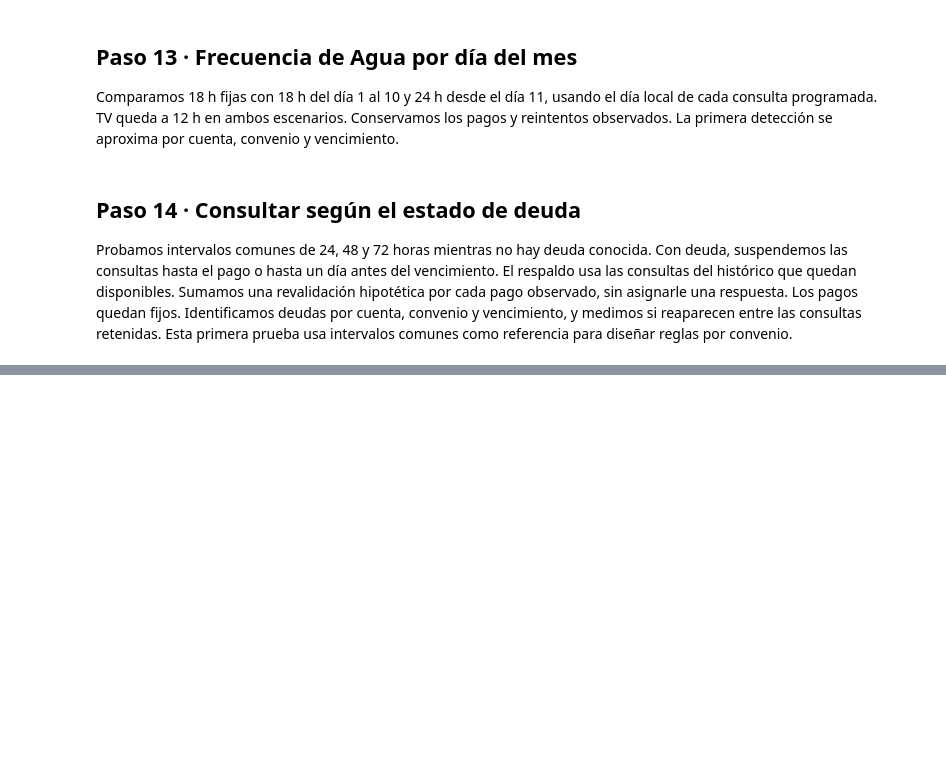
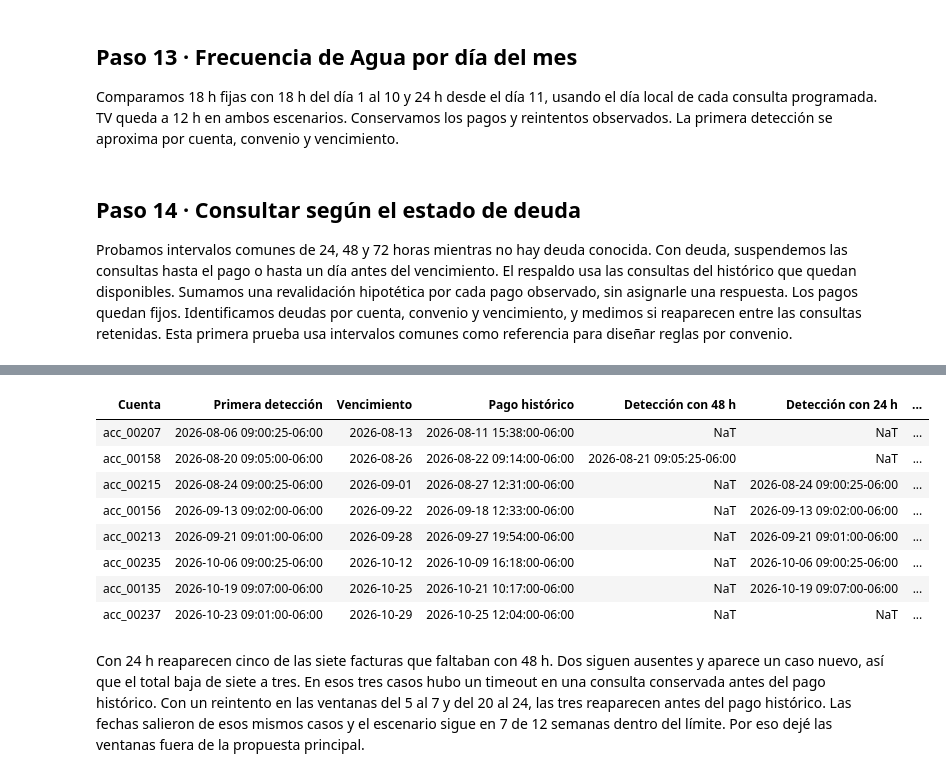
Before and after one commit to DaianaSep/tapi_Challenge, a Jupyter notebook: 01_exploracion_datos.ipynb, the cells around one changed output, grey strips where cells are left out. Drawn from its saved outputs; the diff is of its cells as text; code cells hidden in the pictures; blank space fills up the shorter version.

Commit message:
Explicar el razonamiento y documentar los casos de TV y la prueba de octubre

```diff
--- a/01_exploracion_datos.ipynb
+++ b/01_exploracion_datos.ipynb
@@ -1101,0 +1015,34 @@ display(pd.DataFrame(filas_estado).round(2))
+# %%
+consultas_tv = [r for r in consultas_delta if r["convenio"] == "CONV-TV"]
+pagos_tv = [r for r in pagos_delta if r["convenio"] == "CONV-TV"]
+_, _, _, intentos_tv_24h = simular_estado(consultas_tv, pagos_tv, 24)
+detecciones_24h = escenarios["TV 24 h"][3]
+detecciones_reintento = escenarios["TV 24 h y reintento en ventanas"][3]
+filas_tv = []
+for clave, primera in sorted(base[2].items(), key=lambda par: par[1]):
+    cuenta, convenio, vencimiento = clave
+    if convenio != "CONV-TV" or (clave in base[3] and clave in detecciones_24h) or not periodo[2] <= primera.date() <= periodo[3]:
+        continue
+    pago = min((datetime.fromisoformat(r["fecha_pago"]) for r in pagos_tv
+                if r["account_id"] == cuenta and r["fecha_vencimiento"] == str(vencimiento)
+                and datetime.fromisoformat(r["fecha_pago"]) > primera), default=None)
+    timeouts = sorted(datetime.fromisoformat(r["timestamp"]) for r in intentos_tv_24h
+                      if r["account_id"] == cuenta and r["resultado"] == "timeout"
+                      and pago is not None and primera <= datetime.fromisoformat(r["timestamp"]) < pago)
+    recuperada = detecciones_reintento.get(clave)
+    filas_tv.append((cuenta, primera, vencimiento, pago, base[3].get(clave), detecciones_24h.get(clave),
+                     ", ".join(t.strftime("%d/%m %H:%M") for t in timeouts), recuperada))
+pd.DataFrame(filas_tv, columns=["Cuenta", "Primera detección", "Vencimiento", "Pago histórico",
+                               "Detección con 48 h", "Detección con 24 h", "Timeouts antes del pago", "Con reintento en ventanas"])
+# %% [output]
+| Cuenta | Primera detección | Vencimiento | Pago histórico | Detección con 48 h | Detección con 24 h | ... |
+| acc_00207 | 2026-08-06 09:00:25-06:00 | 2026-08-13 | 2026-08-11 15:38:00-06:00 | NaT | NaT | ... |
+| acc_00158 | 2026-08-20 09:05:00-06:00 | 2026-08-26 | 2026-08-22 09:14:00-06:00 | 2026-08-21 09:05:25-06:00 | NaT | ... |
+| acc_00215 | 2026-08-24 09:00:25-06:00 | 2026-09-01 | 2026-08-27 12:31:00-06:00 | NaT | 2026-08-24 09:00:25-06:00 | ... |
+| acc_00156 | 2026-09-13 09:02:00-06:00 | 2026-09-22 | 2026-09-18 12:33:00-06:00 | NaT | 2026-09-13 09:02:00-06:00 | ... |
+| acc_00213 | 2026-09-21 09:01:00-06:00 | 2026-09-28 | 2026-09-27 19:54:00-06:00 | NaT | 2026-09-21 09:01:00-06:00 | ... |
+| acc_00235 | 2026-10-06 09:00:25-06:00 | 2026-10-12 | 2026-10-09 16:18:00-06:00 | NaT | 2026-10-06 09:00:25-06:00 | ... |
+| acc_00135 | 2026-10-19 09:07:00-06:00 | 2026-10-25 | 2026-10-21 10:17:00-06:00 | NaT | 2026-10-19 09:07:00-06:00 | ... |
+| acc_00237 | 2026-10-23 09:01:00-06:00 | 2026-10-29 | 2026-10-25 12:04:00-06:00 | NaT | NaT | ... |
+# %% [markdown]
+Con 24 h reaparecen cinco de las siete facturas que faltaban con 48 h. Dos siguen ausentes y aparece un caso nuevo, así que el total baja de siete a tres. En esos tres casos hubo un timeout en una consulta conservada antes del pago histórico. Con un reintento en las ventanas del 5 al 7 y del 20 al 24, las tres reaparecen antes del pago histórico. Las fechas salieron de esos mismos casos y el escenario sigue en 7 de 12 semanas dentro del límite. Por eso dejé las ventanas fuera de la propuesta principal.
```
Also changed, not shown: parts of 47 cells of this notebook.
